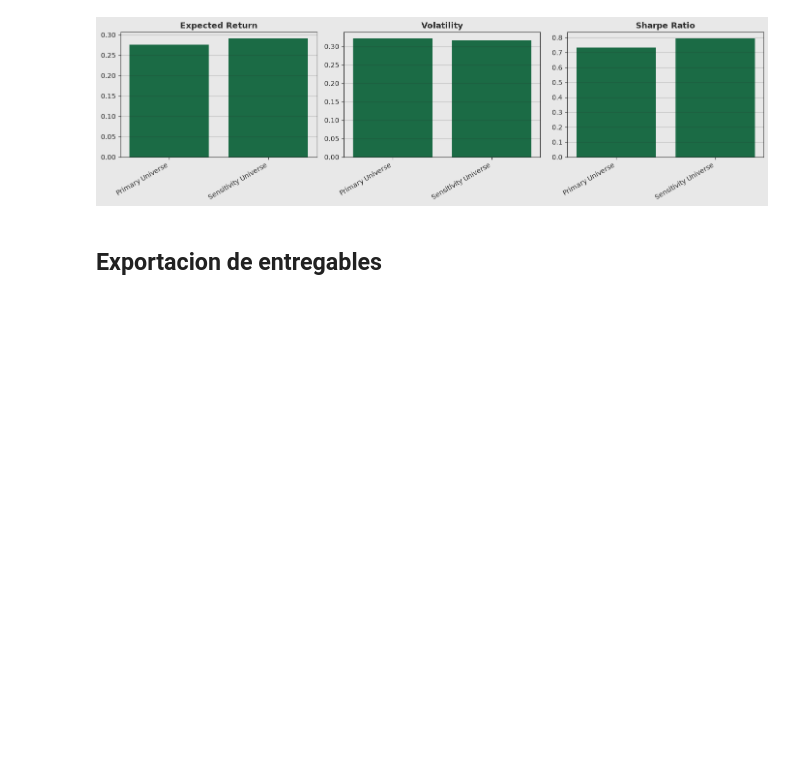
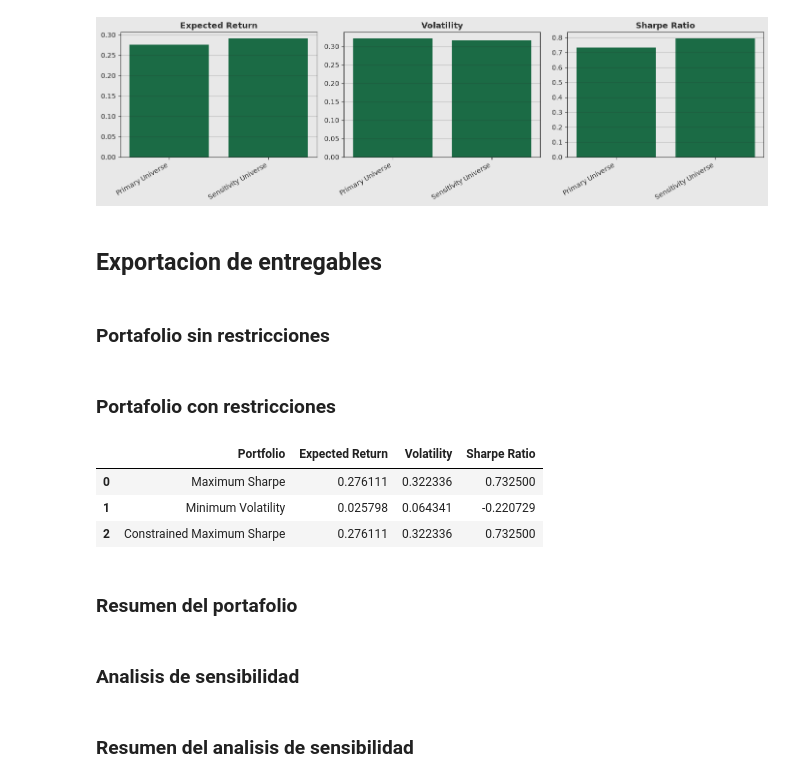
Before and after one commit to Nicosuarezso/portfolio-optimization, a Jupyter notebook: notebooks/03_portfolio_optimization.ipynb, the cells around one changed output. Drawn from its saved outputs; the diff is of its cells as text; code cells hidden in the pictures; blank space fills up the shorter version.

Commit message:
Final del notebook 03, exportacion de reportes en formato xlsx de los portafolios max_sharpe y max_sharpe_constrained, portfolio_summary, sensitivity_summary y sensitivity_weights

```diff
--- a/notebooks/03_portfolio_optimization.ipynb
+++ b/notebooks/03_portfolio_optimization.ipynb
@@ -1265,3 +1265,5 @@ plot_sensitivity(sensitivity_summary)
 [figure]
 # %% [markdown]
 ## **Exportacion de entregables**
+# %% [markdown]
+### Portafolio sin restricciones
@@ -1267,0 +1275,2 @@ plot_sensitivity(sensitivity_summary)
+# %% [markdown]
+### Portafolio con restricciones
@@ -1267,0 +1282,32 @@ plot_sensitivity(sensitivity_summary)
+# %%
+portfolio_summary_df = pd.DataFrame({
+    "Portfolio":[
+        "Maximum Sharpe",
+        "Minimum Volatility",
+        "Constrained Maximum Sharpe"
+    ],
+    "Expected Return":[
+        max_sharpe_performance[0],
+        min_volatility_performance[0],
+        max_sharpe_performance_constrained[0]
+    ],
+    "Volatility":[
+        max_sharpe_performance[1],
+        min_volatility_performance[1],
+        max_sharpe_performance_constrained[1]
+    ],
+    "Sharpe Ratio":[
+        max_sharpe_performance[2],
+        min_volatility_performance[2],
+        max_sharpe_performance_constrained[2]
+    ]
+})
+
+portfolio_summary_df
+# %% [output]
+|  | Portfolio | Expected Return | Volatility | Sharpe Ratio |
+| 0 | Maximum Sharpe | 0.276111 | 0.322336 | 0.732500 |
+| 1 | Minimum Volatility | 0.025798 | 0.064341 | -0.220729 |
+| 2 | Constrained Maximum Sharpe | 0.276111 | 0.322336 | 0.732500 |
+# %% [markdown]
+### Resumen del portafolio
@@ -1267,0 +1319,2 @@ plot_sensitivity(sensitivity_summary)
+# %% [markdown]
+### Analisis de sensibilidad
@@ -1267,0 +1326,2 @@ plot_sensitivity(sensitivity_summary)
+# %% [markdown]
+### Resumen del analisis de sensibilidad
```
Also changed, not shown: parts of 8 cells of this notebook, 5 other files.
